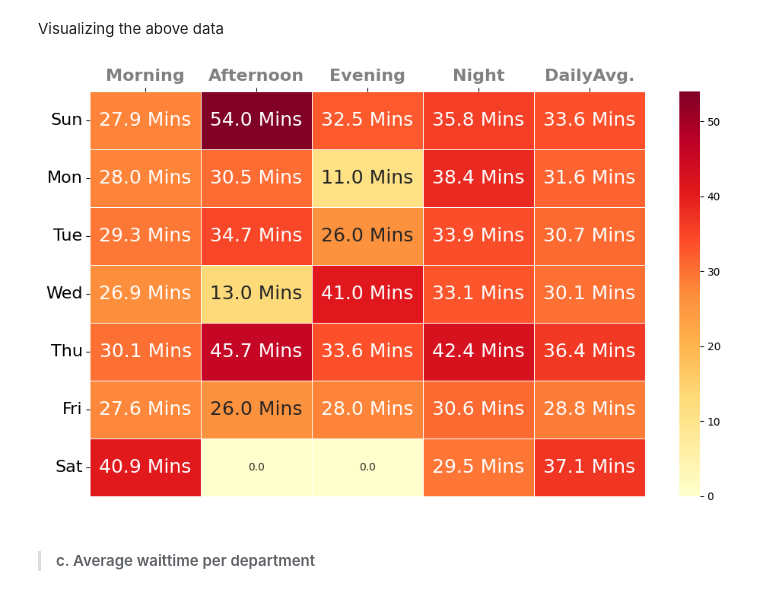
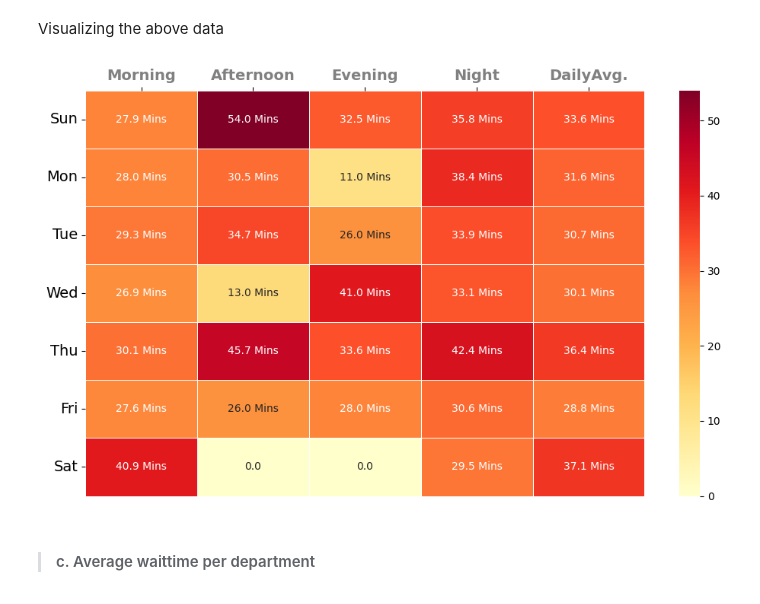
Before and after one commit to charismaticromeo/HospitalDashboard, a Jupyter notebook: main.ipynb, the cells around one changed output. Drawn from its saved outputs; the diff is of its cells as text; code cells hidden in the pictures.

```diff
--- a/main.ipynb
+++ b/main.ipynb
@@ -728,28 +729,28 @@ Visualizing the above data
 # %%
 def avg_timely_waittime_visual(df):
     fig, ax = plt.subplots(figsize=(10,6))
     sns.heatmap(data=df, annot=True, linewidths=.6, cmap='YlOrRd', fmt='.1f')
     for t in ax.texts:
         n = t.get_text()
         if float(n) > 0:
             t.set_text(n + " Mins")
-            t.set_fontsize(18)
+            # t.set_fontsize(18)
     # ax.set_title('Avarage Patients Waittime')
 
     # Set the font attribute of the tick labels
-    ax.set_xticklabels(ax.get_xticklabels(), fontdict=dict(color='grey', weight='bold'), fontsize=16)
-    ax.set_yticklabels(ax.get_yticklabels(), fontsize=16)
+    ax.set_xticklabels(ax.get_xticklabels(), fontdict=dict(color='grey', weight='bold'), fontsize=14)
+    ax.set_yticklabels(ax.get_yticklabels(), fontsize=14)
 
     # Move the x axis to the top
     ax.xaxis.set_ticks_position('top')
     plt.yticks(rotation='horizontal')
     plt.tight_layout()
     plt.close()
     return fig
 
 avg_timely_waittime_visual(avg_timely_waittime(filtered_dataframe(start_date, end_date)))
 # %% [output]
-[figure, old version]
+[figure, new version]
 # %% [markdown]
 > #### c. Average waittime per department
 # %% [markdown]
```
Also changed, not shown: parts of 18 cells of this notebook.
